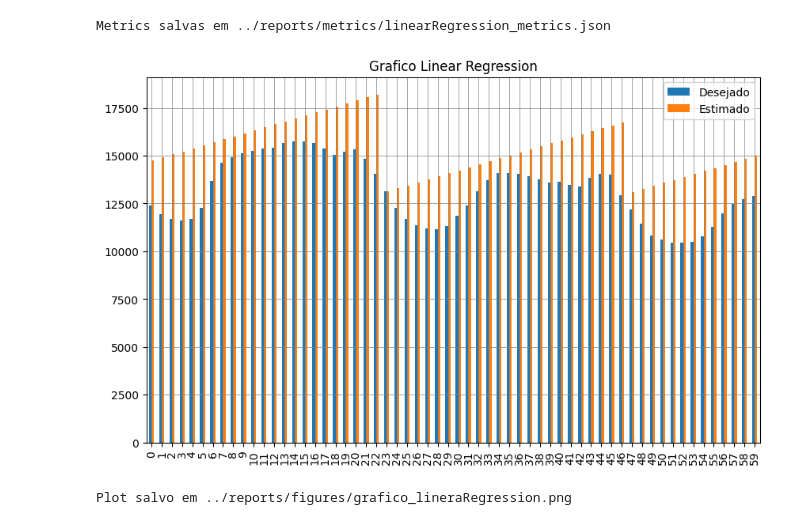
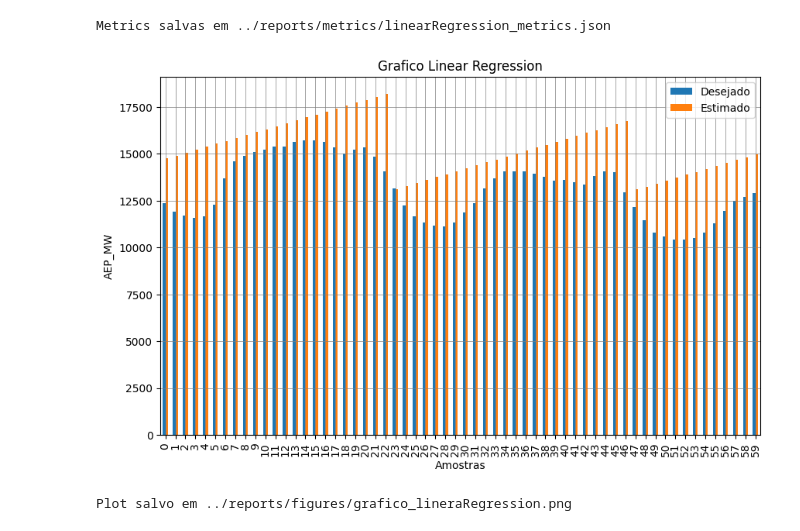
Before and after one commit to Joao-gui/EnergyForecast, a Jupyter notebook: notebooks/03_modegalem.ipynb, the cells around one changed output. Drawn from its saved outputs; the diff is of its cells as text; code cells hidden in the pictures.

```diff
--- a/notebooks/03_modegalem.ipynb
+++ b/notebooks/03_modegalem.ipynb
@@ -55,9 +55,9 @@ save_metrics(linearRegression, filename='linearRegression_metrics')
 Metrics salvas em ../reports/metrics/linearRegression_metrics.json
 # %%
 # Plotando gráfico de regressão
-fig = plot_regressor_model_ultils(pred, target, title='Grafico Linear Regression')
+fig = plot_regressor_model_ultils(pred, target, title='Grafico Linear Regression', xlabel='Amostras', ylabel='AEP_MW')
 # %% [output]
-[figure, old version]
+[figure, new version]
 # %%
 # Salvando o plot
 save_plot(fig, 'grafico_lineraRegression')
```
Also changed, not shown: parts of 5 cells of this notebook, 7 other files.
